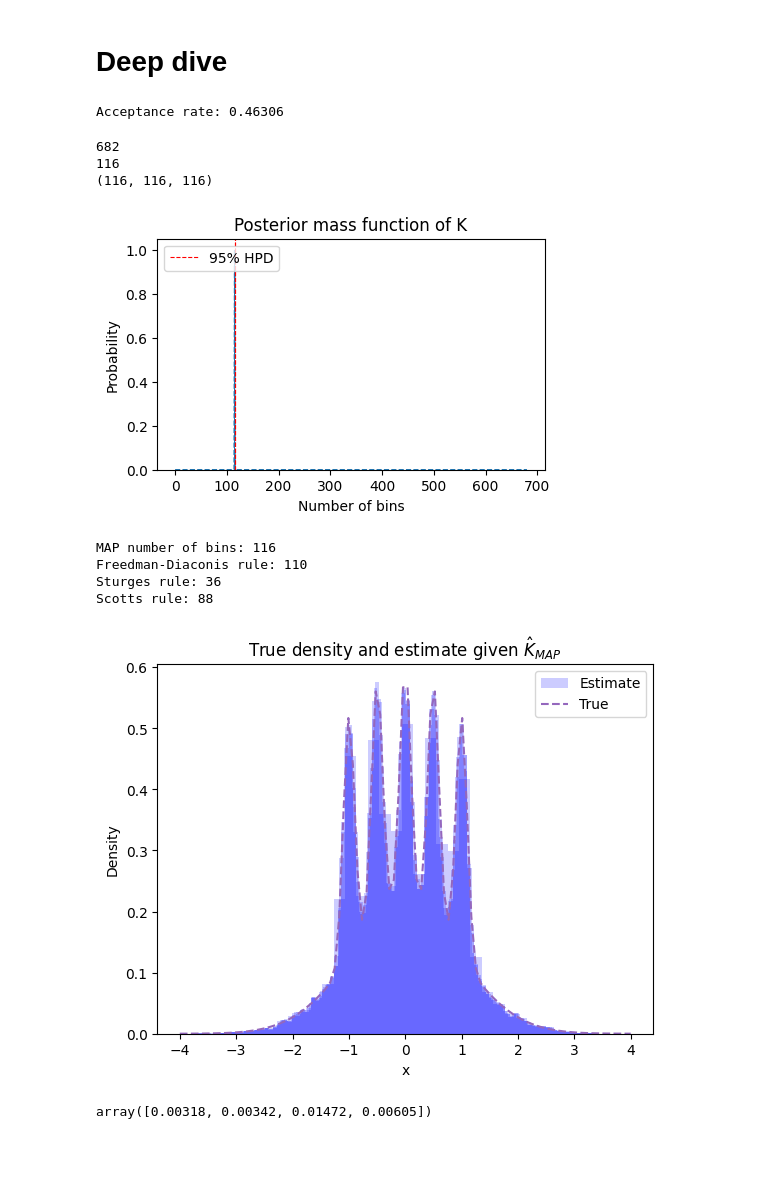
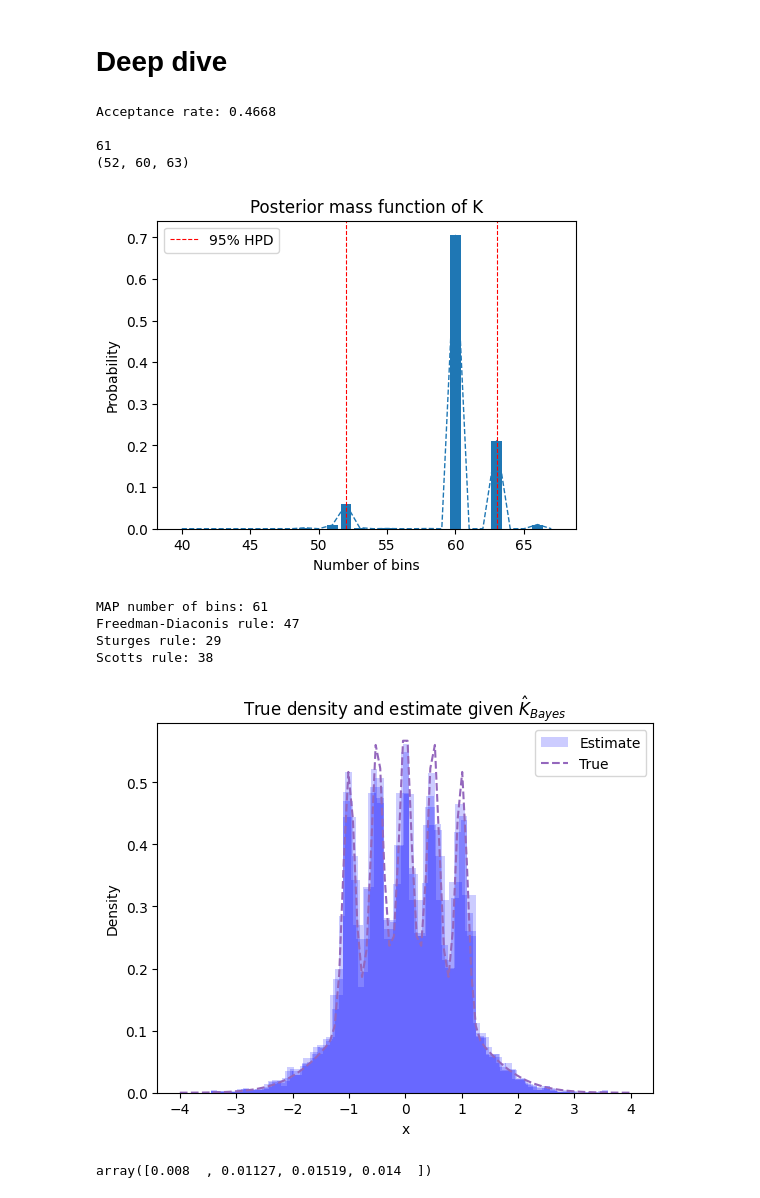
Before and after one commit to AVoss84/bhad, a Jupyter notebook: src/notebooks/Compare_rules_nbins.ipynb, the cells around one changed output. Drawn from its saved outputs; the diff is of its cells as text; code cells hidden in the pictures; blank space fills up the shorter version.

```diff
--- a/src/notebooks/Compare_rules_nbins.ipynb
+++ b/src/notebooks/Compare_rules_nbins.ipynb
@@ -6,25 +6,25 @@ import numpy as np
 import pandas as pd
 import matplotlib.pyplot as plt
 from importlib import reload
-# %%
-grid = np.linspace(-4,4,100)
-
-# Draw a sample via Accept/Reject sampling:
-#-------------------------------------------
-y = utils.rbartsim(MCsim = 1*10**5, seed = None, verbose = True)
-# %% [output]
-Acceptance rate: 0.46306
 # %%
 from scipy.integrate import simpson
 
-gamma_grid = np.linspace(1e-4,1-1e-4, 30)
+grid = np.linspace(-4,4,100)
+
+# Draw a sample via Accept/Reject sampling:
+#-------------------------------------------
+y = utils.rbartsim(MCsim = 1*10**4, seed = None, verbose = True)
+
+gamma_grid = np.linspace(1e-4,1-1e-4, 50)
+
+N = len(y)
 
 # Square root choice:
 h_sq = np.ceil(np.sqrt(N))
 prior_max_M = min(int(0.3*N), int(h_sq))
-print(prior_max_M)   # https://en.wikipedia.org/wiki/Histogram
+#print(prior_max_M)   # https://en.wikipedia.org/wiki/Histogram
 
-
+#----------------------------------------------------------------------------
 log_marg_prior_nbins = {}
 for m in range(1, prior_max_M, 1):
 
@@ -51,41 +51,43 @@ xx = np.array(list(log_marg_post.keys()))
 # Credible interval of number of bins:
 #-------------------------------
 sig_level = 0.05
-upper = np.sum(np.cumsum(post) <= (1-(sig_level/2))) + 1
-lower = np.sum(np.cumsum(post) <= sig_level/2) + 1
-median = np.sum(np.cumsum(post) <= 0.5) + 1
+upper = np.sum(np.cumsum(post) <= (1-(sig_level/2)))
+lower = np.sum(np.cumsum(post) <= sig_level/2)
+median = np.sum(np.cumsum(post) <= 0.5)
 
 #opt_M = np.argmax(post) + 1
 
 #print(opt_M)
 print((lower, median, upper))
 # %% [output]
-682
-116
-(116, 116, 116)
+Acceptance rate: 0.4668
+
+61
+(52, 60, 63)
 # %%
-fig = plt.figure(figsize=(5,3))
+fig = plt.figure(figsize=(5.4,4))
 ax = plt.axes()
 
-s = xx - 1
+#s = xx - 1
 #s = xx[(xx > 20) & (xx < 80)]
+s = xx[(xx > 40)] - 1
 
 #ax.plot(xx, post)
 ax.plot(s, post[s], '--', linewidth=1)
 #ax.bar(s, post)
 ax.bar(s, post[s])
 #ax.scatter(s, pr)
 ax.axvline(x = lower, color = 'red',linestyle = '--', linewidth=0.8, label = f'{int((1-sig_level)*100)}% HPD')
 ax.axvline(x = upper, color = 'red',linestyle = '--', linewidth=0.8)
 ax.set_xlabel('Number of bins')
 ax.set_ylabel('Probability')
 ax.legend(loc="upper left")
 ax.set_title('Posterior mass function of K')
-#fig.savefig('post_k.png')   # save the figure to file
+fig.savefig('post_k.png')   # save the figure to file
 plt.show();
-#plt.close(fig)    # close the figure window
+plt.close(fig)    # close the figure window
 # %% [output]
-[figure, old version]
+[figure, new version]
 # %%
 from scipy.stats import iqr
 from astropy.stats import scott_bin_width, knuth_bin_width, freedman_bin_width, bayesian_blocks
@@ -121,10 +123,10 @@ h_knuth = knuth_bin_width(y)
 opt_knuth = int((max(y)-min(y))/h_knuth)
 #print(f"Knuths rule: {opt_knuth}")         # https://arxiv.org/pdf/physics/0605197.pdf
 # %% [output]
-MAP number of bins: 116
-Freedman-Diaconis rule: 110
-Sturges rule: 36
-Scotts rule: 88
+MAP number of bins: 61
+Freedman-Diaconis rule: 47
+Sturges rule: 29
+Scotts rule: 38
 # %%
 y_true = utils.bart_simpson_density(grid)
 
@@ -140,13 +142,13 @@ plt.plot(grid, y_true, linestyle='dashed', label='True')
 plt.xlabel('x')
 plt.ylabel('Density')
 plt.legend()
-plt.title(r'True density and estimate given $\hat{K}_{MAP}$ ')    #  with Bayes estimate number of bins
+plt.title(r'True density and estimate given $\hat{K}_{Bayes}$ ')    #  with Bayes estimate number of bins
 #fig.savefig(f'est_Bart_{main}.png')   # save the figure to file
 
 plt.show();
 #plt.close(fig)    # close the figure window
 # %% [output]
-[figure, old version]
+[figure, new version]
 # %%
 
 ord1, ord2, ord3, ord4 = [], [], [], []
@@ -187,4 +189,4 @@ df['mse4'] = (y_true-ord4)**2    # Scott
 
 np.round(np.mean(df.values, axis=0)[1:],5)
 # %% [output]
-array([0.00318, 0.00342, 0.01472, 0.00605])
+array([0.008  , 0.01127, 0.01519, 0.014  ])
```
